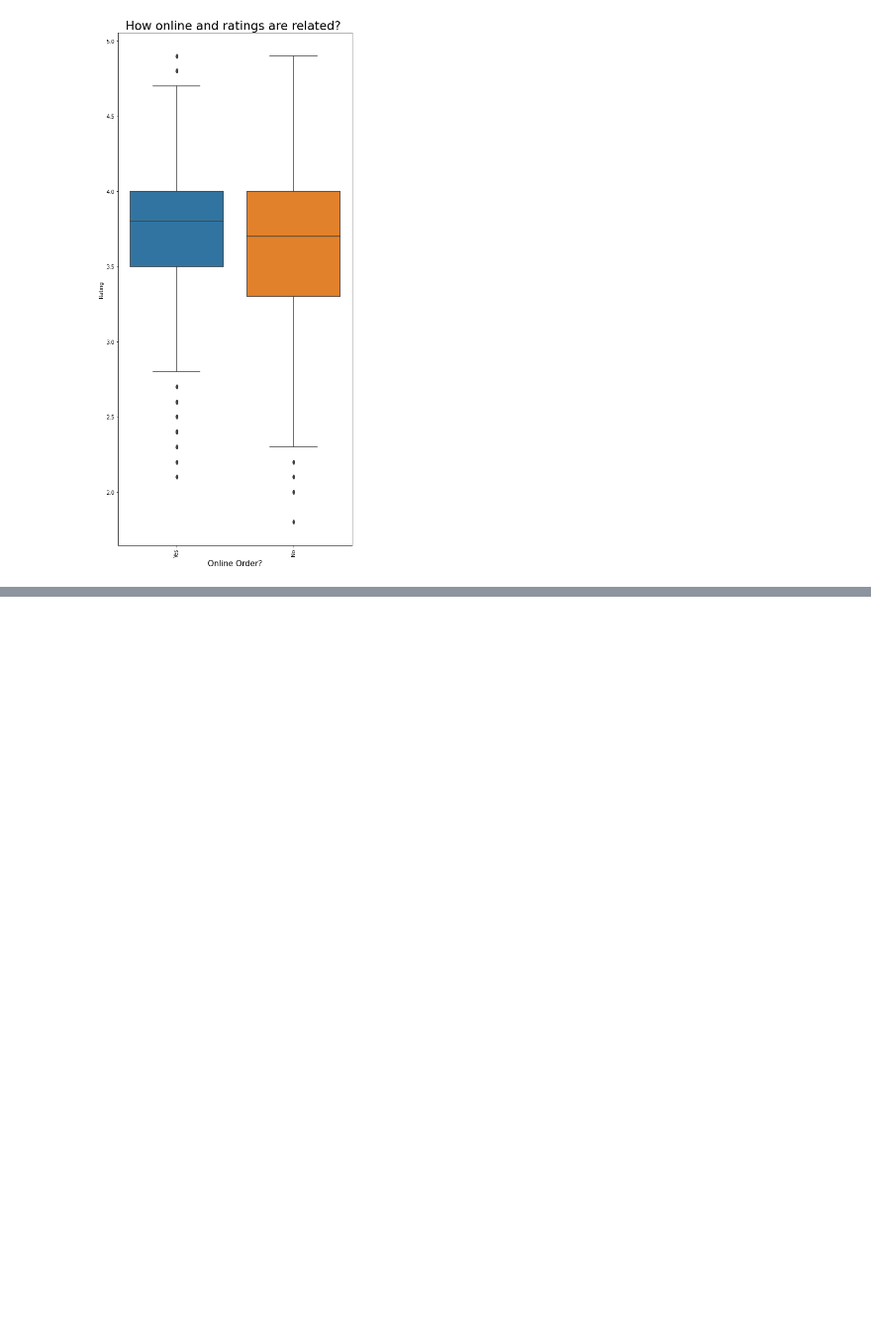
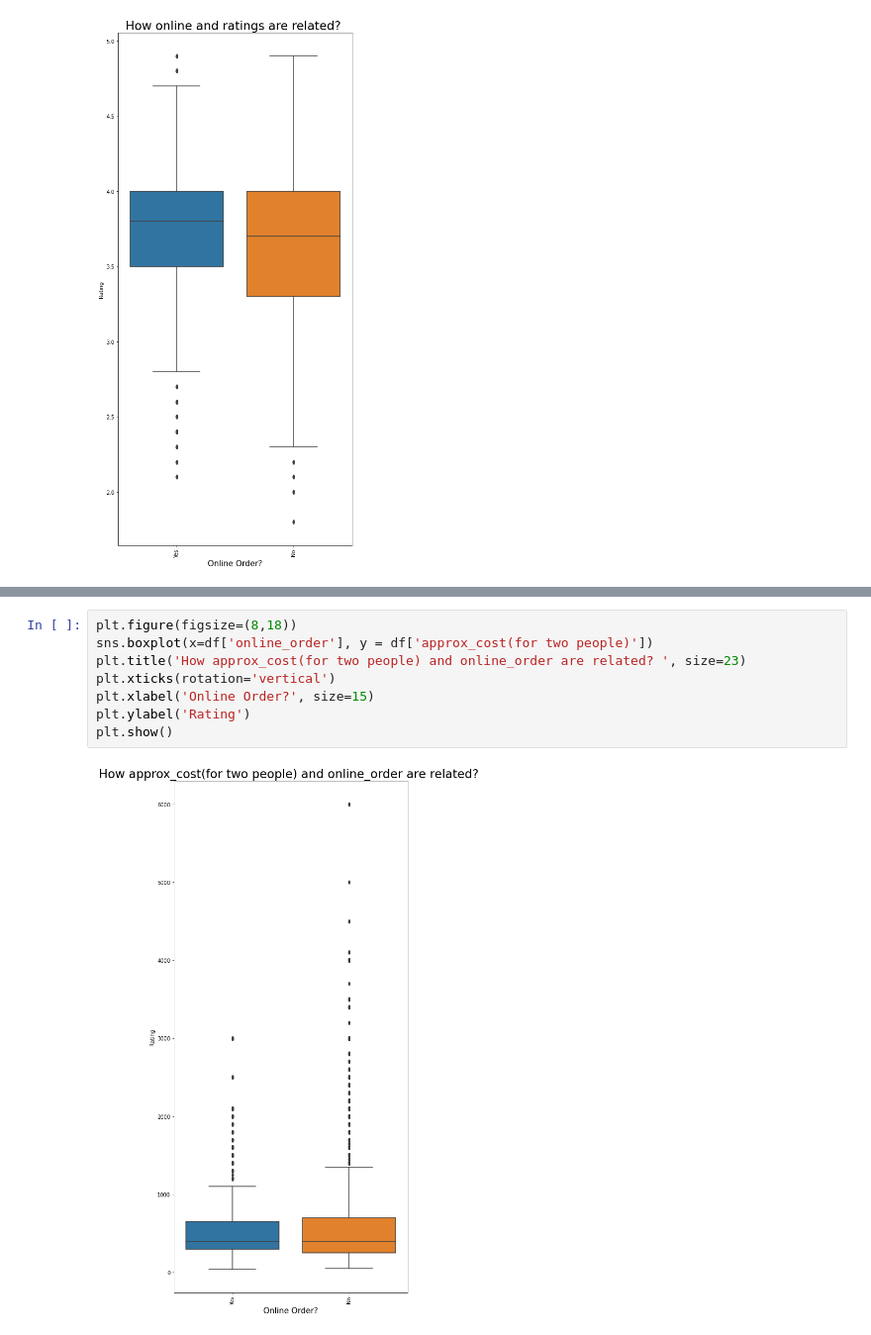
Before and after one commit to rushikeshnaik779/EDA, a Jupyter notebook: zomato_bangalore_restaurants.ipynb, the cells around one changed output, grey strips where cells are left out. Shown at 99% size. Drawn from its saved outputs; the diff is of its cells as text; blank space fills up the shorter version.

```diff
--- a/zomato_bangalore_restaurants.ipynb
+++ b/zomato_bangalore_restaurants.ipynb
@@ -387,0 +398,10 @@ plt.show()
+# %%
+plt.figure(figsize=(8,18))
+sns.boxplot(x=df['online_order'], y = df['approx_cost(for two people)'])
+plt.title('How approx_cost(for two people) and online_order are related? ', size=23)
+plt.xticks(rotation='vertical')
+plt.xlabel('Online Order?', size=15)
+plt.ylabel('Rating')
+plt.show()
+# %% [output]
+[figure, added]
```
Also changed, not shown: parts of 3 cells of this notebook.
